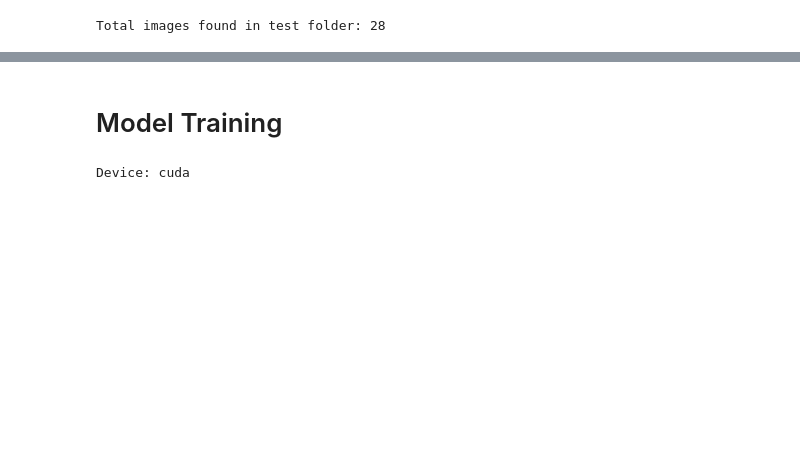
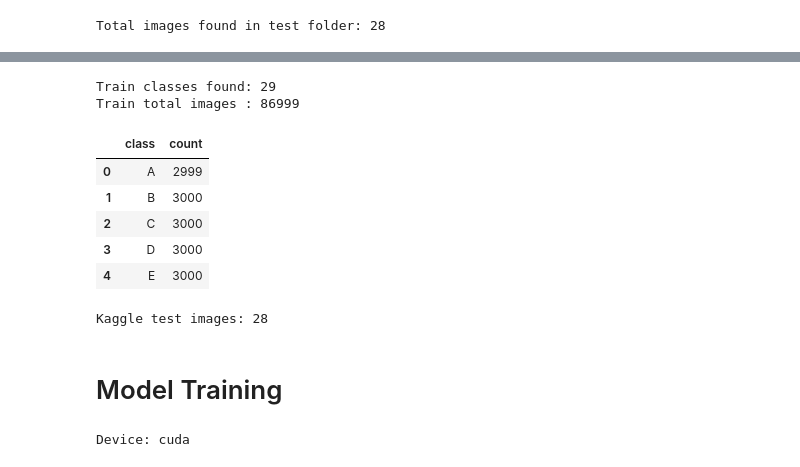
Before and after one commit to Zzzain24/DAEN_429_Project, a Jupyter notebook: ta_model.ipynb, the cells around one changed output, grey strips where cells are left out. Drawn from its saved outputs; the diff is of its cells as text; code cells hidden in the pictures; blank space fills up the shorter version.

```diff
--- a/ta_model.ipynb
+++ b/ta_model.ipynb
@@ -146,7 +189,7 @@ Total images found in test folder: 28
 # %%
 # project paths
 PROJECT_ROOT = Path("/content/drive/MyDrive/Bharde_429_Final")
-DATA_ROOT    = Path("/content/asl_alphabet_unzipped/asl_alphabet_train")
+DATA_ROOT = Path("/content/drive/MyDrive/Bharde_429_Final/asl_alphabet_train_augmented")
 ARTIFACTS    = PROJECT_ROOT / "artifacts"
 ARTIFACTS.mkdir(parents=True, exist_ok=True)
 
@@ -250,3 +372,29 @@ Name: count, dtype: int64
+# %%
+ACCEPT = {".jpg", ".jpeg", ".png"}
+
+rows = []
+for cdir in sorted([d for d in LOCAL_TRAIN.iterdir() if d.is_dir()]):
+    label = cdir.name
+    count = sum(1 for p in cdir.rglob("*") if p.is_file() and p.suffix.lower() in ACCEPT)
+    rows.append((label, count))
+
+counts = pd.DataFrame(rows, columns=["class", "count"]).sort_values("class")
+print("Train classes found:", len(counts))
+print("Train total images :", counts["count"].sum())
+display(counts.head())
+
+test_files = [p for p in LOCAL_TEST.iterdir() if p.is_file() and p.suffix.lower() in ACCEPT]
+print("Kaggle test images:", len(test_files))
+# %% [output]
+Train classes found: 29
+Train total images : 86999
+|  | class | count |
+| 0 | A | 2999 |
+| 1 | B | 3000 |
+| 2 | C | 3000 |
+| 3 | D | 3000 |
+| 4 | E | 3000 |
+Kaggle test images: 28
 # %% [markdown]
 # Model Training
 # %%
```
Also changed, not shown: parts of 34 cells of this notebook, 8 other files.
